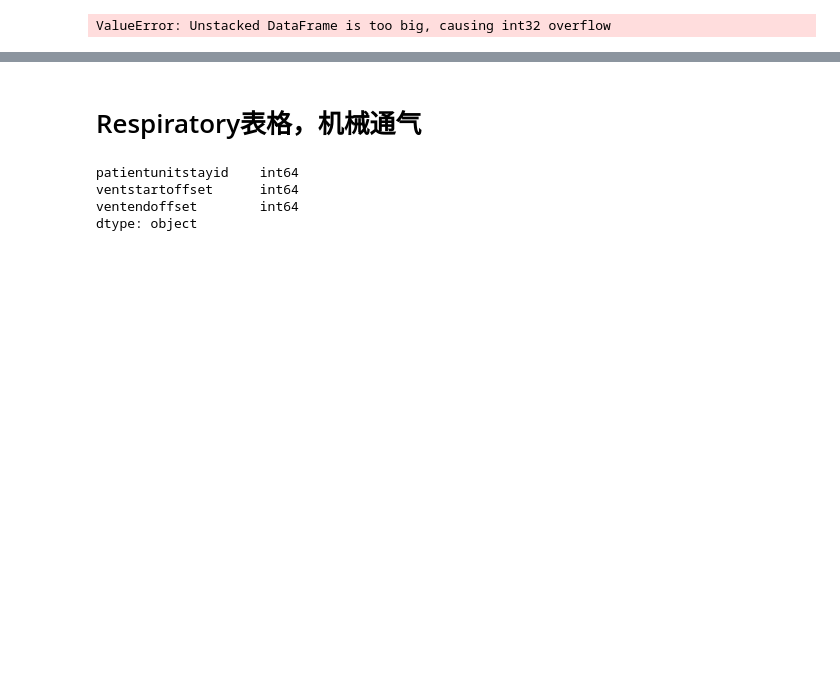
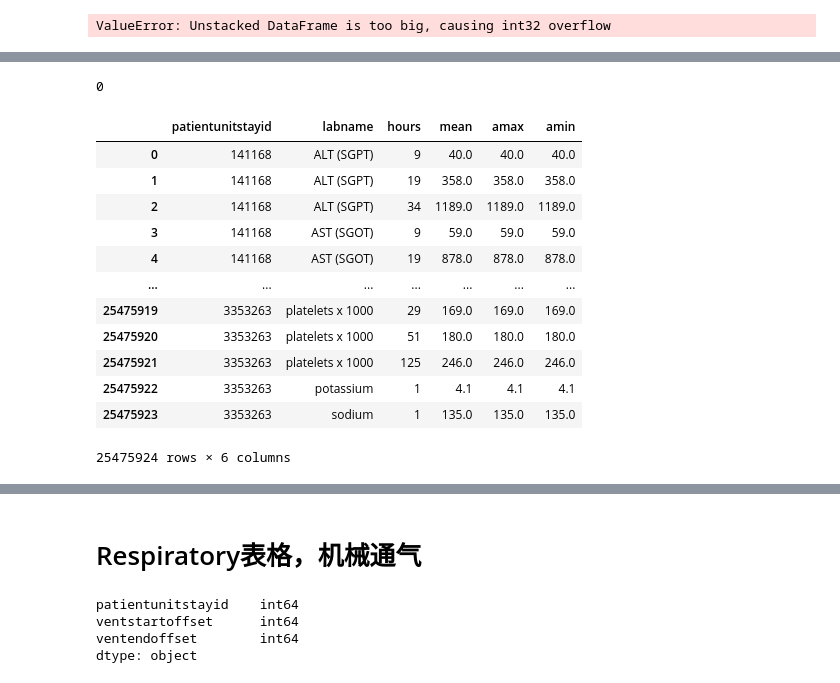
Before and after one commit to HanlongLiao/EICU, a Jupyter notebook: new_project/data_preproc.ipynb, the cells around one changed output, grey strips where cells are left out. Drawn from its saved outputs; the diff is of its cells as text; code cells hidden in the pictures; blank space fills up the shorter version.

```diff
--- a/new_project/data_preproc.ipynb
+++ b/new_project/data_preproc.ipynb
@@ -779,0 +755,29 @@ customlab
+# %%
+# 入ICU后72h数据
+import gc
+lab_h = pd.read_csv('./data/lab_num.csv')
+lab_h['hours'] = (lab_h['labresultoffset'] / 60).astype('int64') + 1
+lab_h_new = lab_h[['patientunitstayid', 'labname', 'labresult', 'labmeasurenamesystem', 'hours']]
+lab_h_new_group = lab_h_new.groupby(['patientunitstayid', 'labname', 'hours'])['labresult'].agg([np.mean, np.max, np.min])
+
+lab_h_new_index = lab_h_new_group.reset_index()
+del lab_h_new_group
+gc.collect()
+# %% [output]
+0
+# %%
+lab_h_new_index
+# %% [output]
+|  | patientunitstayid | labname | hours | mean | amax | amin |
+| 0 | 141168 | ALT (SGPT) | 9 | 40.0 | 40.0 | 40.0 |
+| 1 | 141168 | ALT (SGPT) | 19 | 358.0 | 358.0 | 358.0 |
+| 2 | 141168 | ALT (SGPT) | 34 | 1189.0 | 1189.0 | 1189.0 |
+| 3 | 141168 | AST (SGOT) | 9 | 59.0 | 59.0 | 59.0 |
+| 4 | 141168 | AST (SGOT) | 19 | 878.0 | 878.0 | 878.0 |
+| ... | ... | ... | ... | ... | ... | ... |
+| 25475919 | 3353263 | platelets x 1000 | 29 | 169.0 | 169.0 | 169.0 |
+| 25475920 | 3353263 | platelets x 1000 | 51 | 180.0 | 180.0 | 180.0 |
+| 25475921 | 3353263 | platelets x 1000 | 125 | 246.0 | 246.0 | 246.0 |
+| 25475922 | 3353263 | potassium | 1 | 4.1 | 4.1 | 4.1 |
+| 25475923 | 3353263 | sodium | 1 | 135.0 | 135.0 | 135.0 |
+25475924 rows × 6 columns
```
Also changed, not shown: parts of 16 cells of this notebook.
